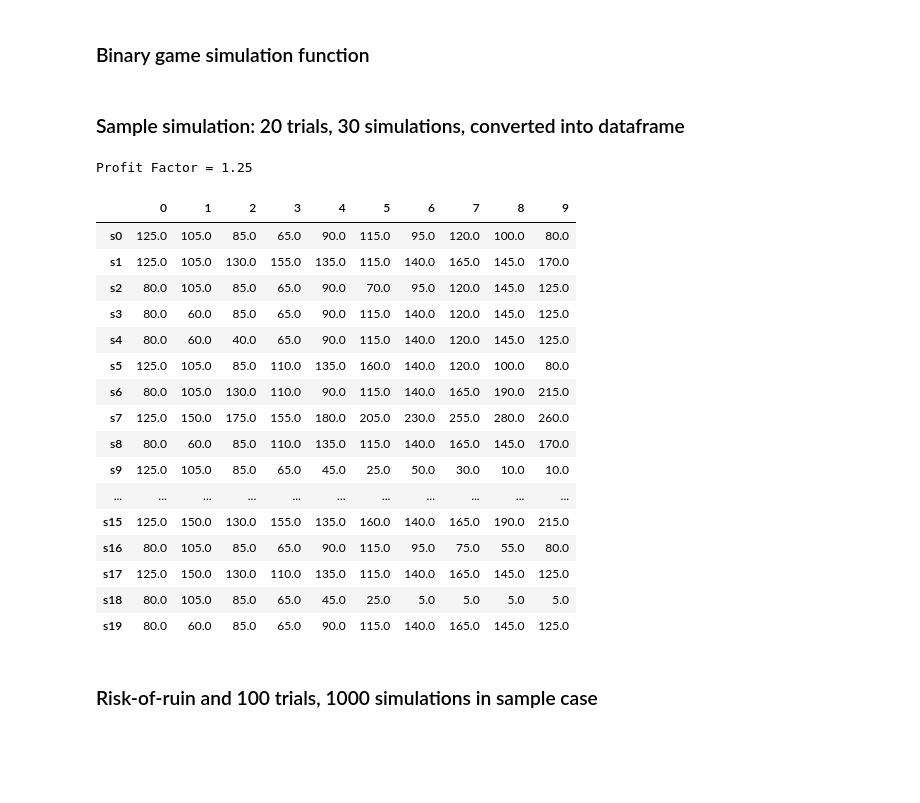
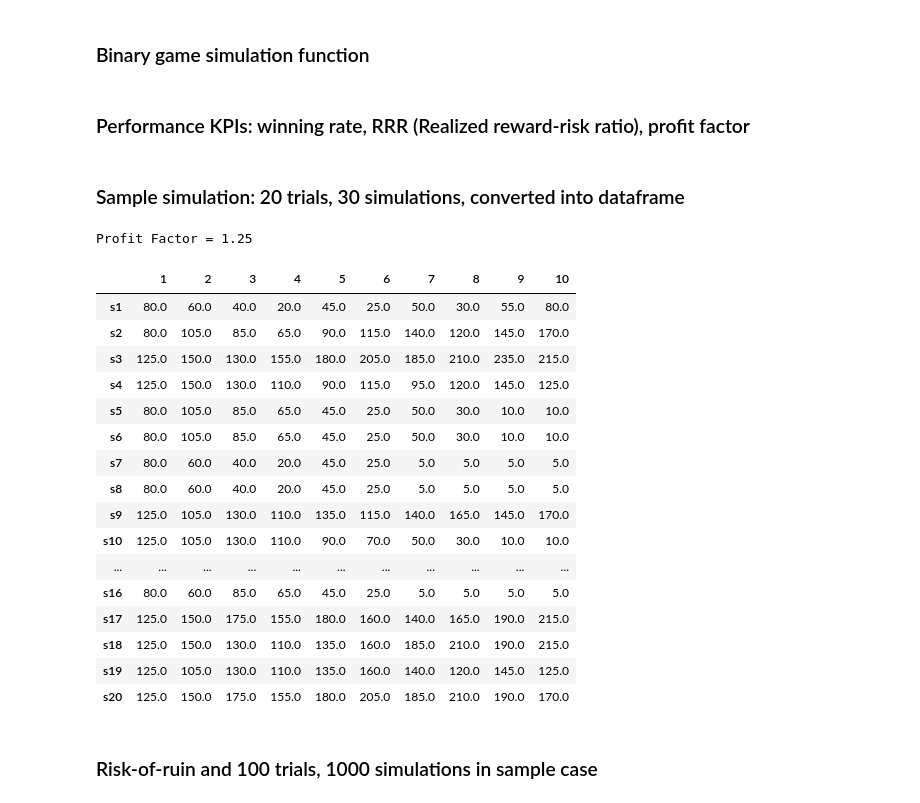
Before and after one commit to willbillionquant/riskmanagement, a Jupyter notebook: binarybet-simple.ipynb, the cells around one changed output. Saved outputs shown, nothing was run; the diff lists cells and outputs as text; code cells hidden in the pictures; blank space fills up the shorter version.

```diff
--- a/binarybet-simple.ipynb
+++ b/binarybet-simple.ipynb
@@ -52,39 +60,51 @@ def getsimarr(base, perbet, p, b, numtrials, numsim=1000):
+# %% [markdown]
+### Performance KPIs: winning rate, RRR (Realized reward-risk ratio), profit factor
+# %%
+def getProfitfactor(p, b):
+    """Get profit factor of a binary game."""
+    return round(p * b / (1 - p), 4)
+
+def getOdds(p, pf):
+    """Given fixed winning rate and profit factor, find odds (or reward-risk ratio)."""
+    return pf * (1 - p) / p
+
+def getWinrate(b, pf):
+    """Given fixed odds and profit factor, find winning rate."""
+    return pf / (pf + b)
 # %% [markdown]
 ### Sample simulation: 20 trials, 30 simulations, converted into dataframe
 # %%
-base = 100  # Initial capital
-perbet = 20  # Fixed amount per bet
-p = 0.5   # winning probability
-b = 1.25   # reward-risk ratio / odds
-numtrials = 10 # Number of trials
-numsim = 20  # Number of simulations (how many people keep playing same game for 10 runs)
+initAmount0 = 100  # Initial capital
+a0 = 20  # Fixed amount per bet
+p0 = 0.5   # winning probability
+b0 = 1.25   # reward-risk ratio / odds
+numTrials0 = 10 # Number of trials
+numSim0 = 20  # Number of simulations (how many people keep playing same game for 10 runs)
 
-pfactor = round(p * b / (1 - p), 4)  # profit factor
-print(f'Profit Factor = {pfactor}')
+pf0 = round(getProfitfactor(p0, b0), 4)
+print(f'Profit Factor = {pf0}')
 
-simdict0, amtdict0 = getsimarr(base, perbet, p=p, b=b, numtrials=numtrials, numsim=20)
-
-dfbet0 = pd.DataFrame(amtdict0).transpose()
-dfbet0
+dfSim0 = np.round(getSim_binaryFixAmount(initAmount0, a0, p0, b0, numTrials0, numSim0), 2)
+dfSim0
 # %% [output]
 Profit Factor = 1.25
-|  | 0 | 1 | 2 | 3 | 4 | 5 | 6 | 7 | 8 | 9 |
-| s0 | 125.0 | 105.0 | 85.0 | 65.0 | 90.0 | 115.0 | 95.0 | 120.0 | 100.0 | 80.0 |
-| s1 | 125.0 | 105.0 | 130.0 | 155.0 | 135.0 | 115.0 | 140.0 | 165.0 | 145.0 | 170.0 |
-| s2 | 80.0 | 105.0 | 85.0 | 65.0 | 90.0 | 70.0 | 95.0 | 120.0 | 145.0 | 125.0 |
-| s3 | 80.0 | 60.0 | 85.0 | 65.0 | 90.0 | 115.0 | 140.0 | 120.0 | 145.0 | 125.0 |
-| s4 | 80.0 | 60.0 | 40.0 | 65.0 | 90.0 | 115.0 | 140.0 | 120.0 | 145.0 | 125.0 |
-| s5 | 125.0 | 105.0 | 85.0 | 110.0 | 135.0 | 160.0 | 140.0 | 120.0 | 100.0 | 80.0 |
-| s6 | 80.0 | 105.0 | 130.0 | 110.0 | 90.0 | 115.0 | 140.0 | 165.0 | 190.0 | 215.0 |
-| s7 | 125.0 | 150.0 | 175.0 | 155.0 | 180.0 | 205.0 | 230.0 | 255.0 | 280.0 | 260.0 |
-| s8 | 80.0 | 60.0 | 85.0 | 110.0 | 135.0 | 115.0 | 140.0 | 165.0 | 145.0 | 170.0 |
-| s9 | 125.0 | 105.0 | 85.0 | 65.0 | 45.0 | 25.0 | 50.0 | 30.0 | 10.0 | 10.0 |
+|  | 1 | 2 | 3 | 4 | 5 | 6 | 7 | 8 | 9 | 10 |
+| s1 | 80.0 | 60.0 | 40.0 | 20.0 | 45.0 | 25.0 | 50.0 | 30.0 | 55.0 | 80.0 |
+| s2 | 80.0 | 105.0 | 85.0 | 65.0 | 90.0 | 115.0 | 140.0 | 120.0 | 145.0 | 170.0 |
+| s3 | 125.0 | 150.0 | 130.0 | 155.0 | 180.0 | 205.0 | 185.0 | 210.0 | 235.0 | 215.0 |
+| s4 | 125.0 | 150.0 | 130.0 | 110.0 | 90.0 | 115.0 | 95.0 | 120.0 | 145.0 | 125.0 |
+| s5 | 80.0 | 105.0 | 85.0 | 65.0 | 45.0 | 25.0 | 50.0 | 30.0 | 10.0 | 10.0 |
+| s6 | 80.0 | 105.0 | 85.0 | 65.0 | 45.0 | 25.0 | 50.0 | 30.0 | 10.0 | 10.0 |
+| s7 | 80.0 | 60.0 | 40.0 | 20.0 | 45.0 | 25.0 | 5.0 | 5.0 | 5.0 | 5.0 |
+| s8 | 80.0 | 60.0 | 40.0 | 20.0 | 45.0 | 25.0 | 5.0 | 5.0 | 5.0 | 5.0 |
+| s9 | 125.0 | 105.0 | 130.0 | 110.0 | 135.0 | 115.0 | 140.0 | 165.0 | 145.0 | 170.0 |
+| s10 | 125.0 | 105.0 | 130.0 | 110.0 | 90.0 | 70.0 | 50.0 | 30.0 | 10.0 | 10.0 |
 | ... | ... | ... | ... | ... | ... | ... | ... | ... | ... | ... |
-| s15 | 125.0 | 150.0 | 130.0 | 155.0 | 135.0 | 160.0 | 140.0 | 165.0 | 190.0 | 215.0 |
-| s16 | 80.0 | 105.0 | 85.0 | 65.0 | 90.0 | 115.0 | 95.0 | 75.0 | 55.0 | 80.0 |
-| s17 | 125.0 | 150.0 | 130.0 | 110.0 | 135.0 | 115.0 | 140.0 | 165.0 | 145.0 | 125.0 |
-| s18 | 80.0 | 105.0 | 85.0 | 65.0 | 45.0 | 25.0 | 5.0 | 5.0 | 5.0 | 5.0 |
-| s19 | 80.0 | 60.0 | 85.0 | 65.0 | 90.0 | 115.0 | 140.0 | 165.0 | 145.0 | 125.0 |
+| s16 | 80.0 | 60.0 | 85.0 | 65.0 | 45.0 | 25.0 | 5.0 | 5.0 | 5.0 | 5.0 |
+| s17 | 125.0 | 150.0 | 175.0 | 155.0 | 180.0 | 160.0 | 140.0 | 165.0 | 190.0 | 215.0 |
+| s18 | 125.0 | 150.0 | 130.0 | 110.0 | 135.0 | 160.0 | 185.0 | 210.0 | 190.0 | 215.0 |
+| s19 | 125.0 | 105.0 | 130.0 | 110.0 | 135.0 | 160.0 | 140.0 | 120.0 | 145.0 | 125.0 |
+| s20 | 125.0 | 150.0 | 175.0 | 155.0 | 180.0 | 205.0 | 185.0 | 210.0 | 190.0 | 170.0 |
 # %% [markdown]
 ### Risk-of-ruin and 100 trials, 1000 simulations in sample case
 # %%
```
Also changed, not shown: parts of 3 cells of this notebook.
